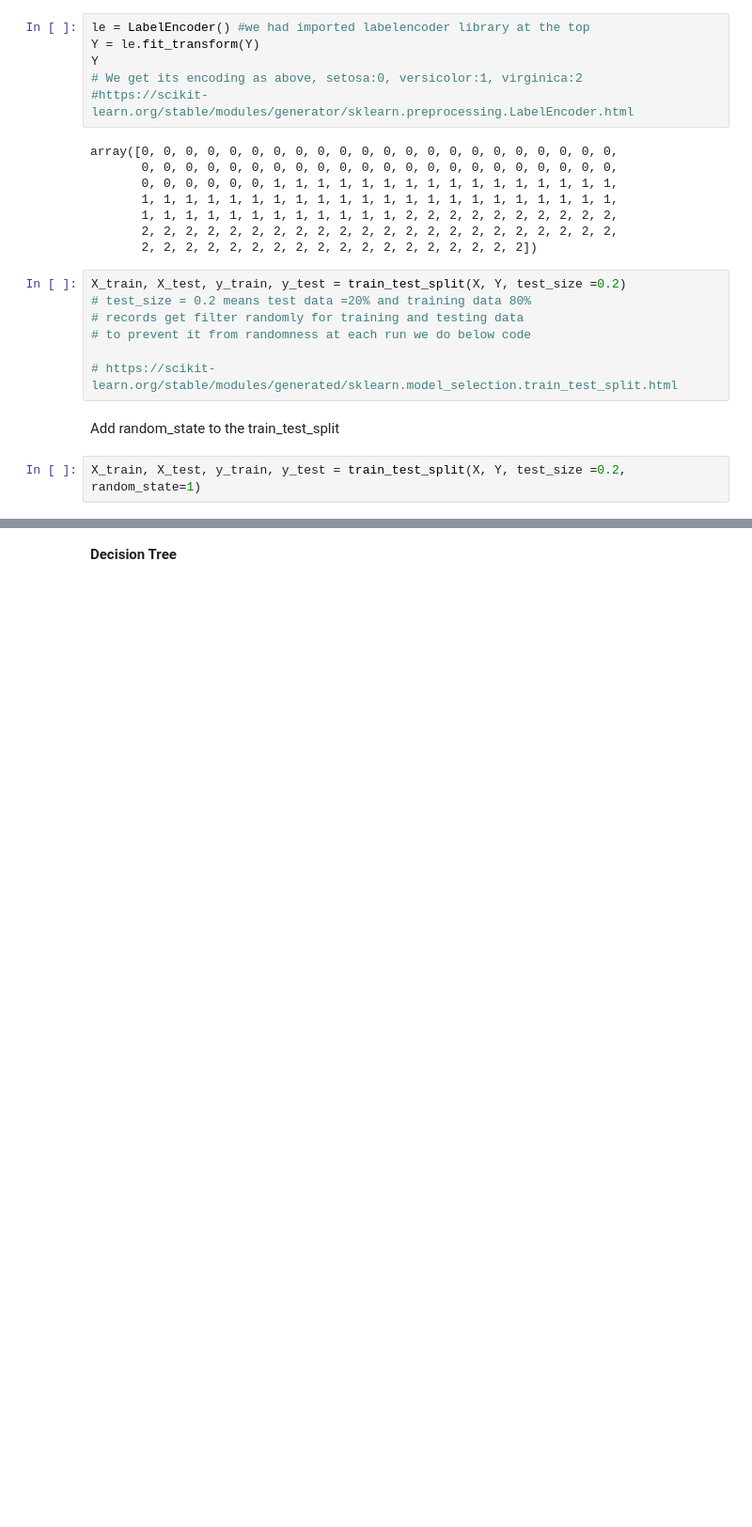
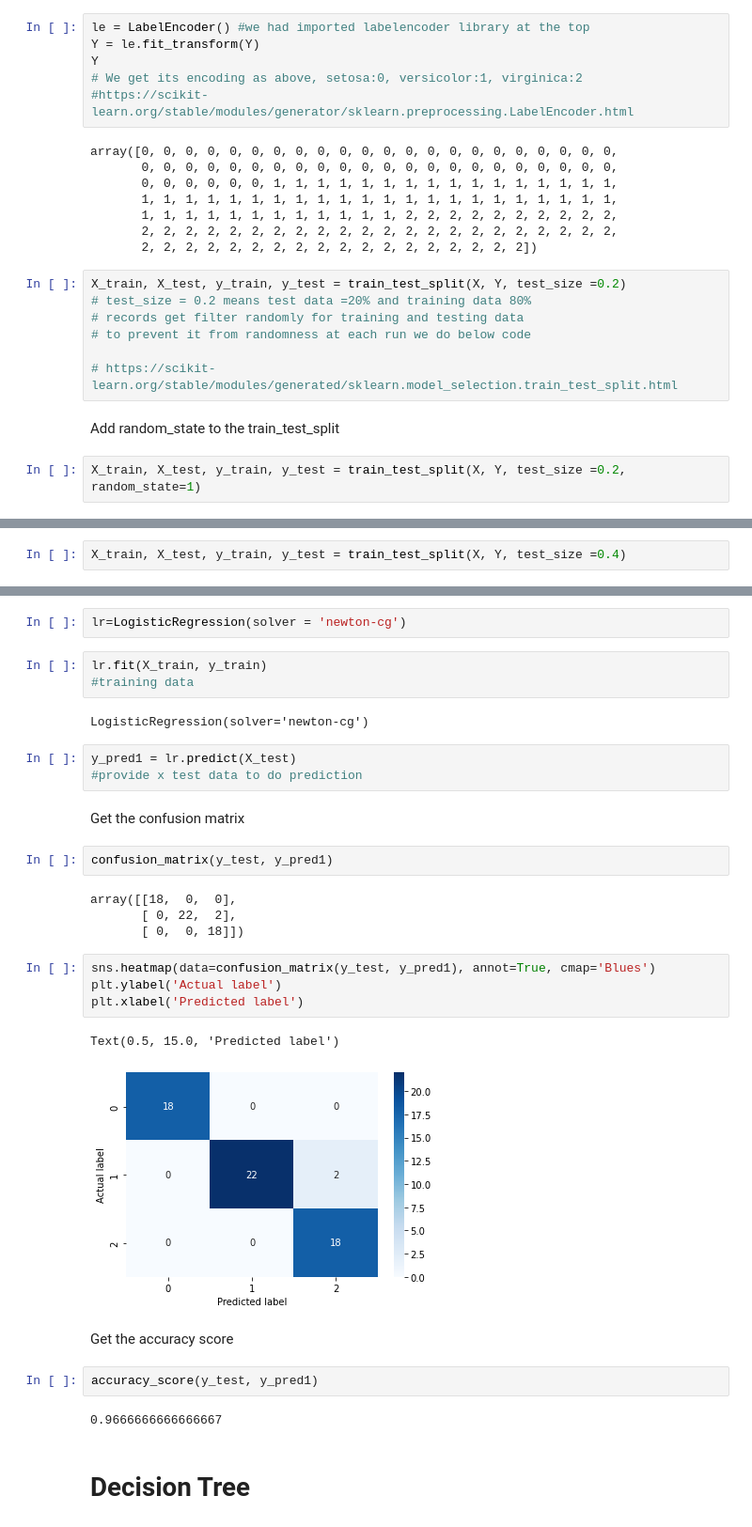
Before and after one commit to AnjulGupta12/Machine-Learning-Project, a Jupyter notebook: ML_project.ipynb, the cells around one changed output, grey strips where cells are left out. Shown at 94% size. Drawn from its saved outputs; the diff is of its cells as text; blank space fills up the shorter version.

```diff
--- a/ML_project.ipynb
+++ b/ML_project.ipynb
@@ -362,0 +365,2 @@ X_train, X_test, y_train, y_test = train_test_split(X, Y, test_size =0.2, random
+# %%
+X_train, X_test, y_train, y_test = train_test_split(X, Y, test_size =0.4)
@@ -363,2 +369,33 @@ X_train, X_test, y_train, y_test = train_test_split(X, Y, test_size =0.2, random
+# %%
+lr=LogisticRegression(solver = 'newton-cg')
+# %%
+lr.fit(X_train, y_train)
+#training data
+# %% [output]
+LogisticRegression(solver='newton-cg')
+# %%
+y_pred1 = lr.predict(X_test)
+#provide x test data to do prediction
+# %% [markdown]
+Get the confusion matrix
+# %%
+confusion_matrix(y_test, y_pred1)
+# %% [output]
+array([[18,  0,  0],
+       [ 0, 22,  2],
+       [ 0,  0, 18]])
+# %%
+sns.heatmap(data=confusion_matrix(y_test, y_pred1), annot=True, cmap='Blues')
+plt.ylabel('Actual label')
+plt.xlabel('Predicted label')
+# %% [output]
+Text(0.5, 15.0, 'Predicted label')
+[figure, added]
+# %% [markdown]
+Get the accuracy score
+# %%
+accuracy_score(y_test, y_pred1)
+# %% [output]
+0.9666666666666667
 # %% [markdown]
-**Decision Tree**
+# **Decision Tree**
```
Also changed, not shown: parts of 22 cells of this notebook.
